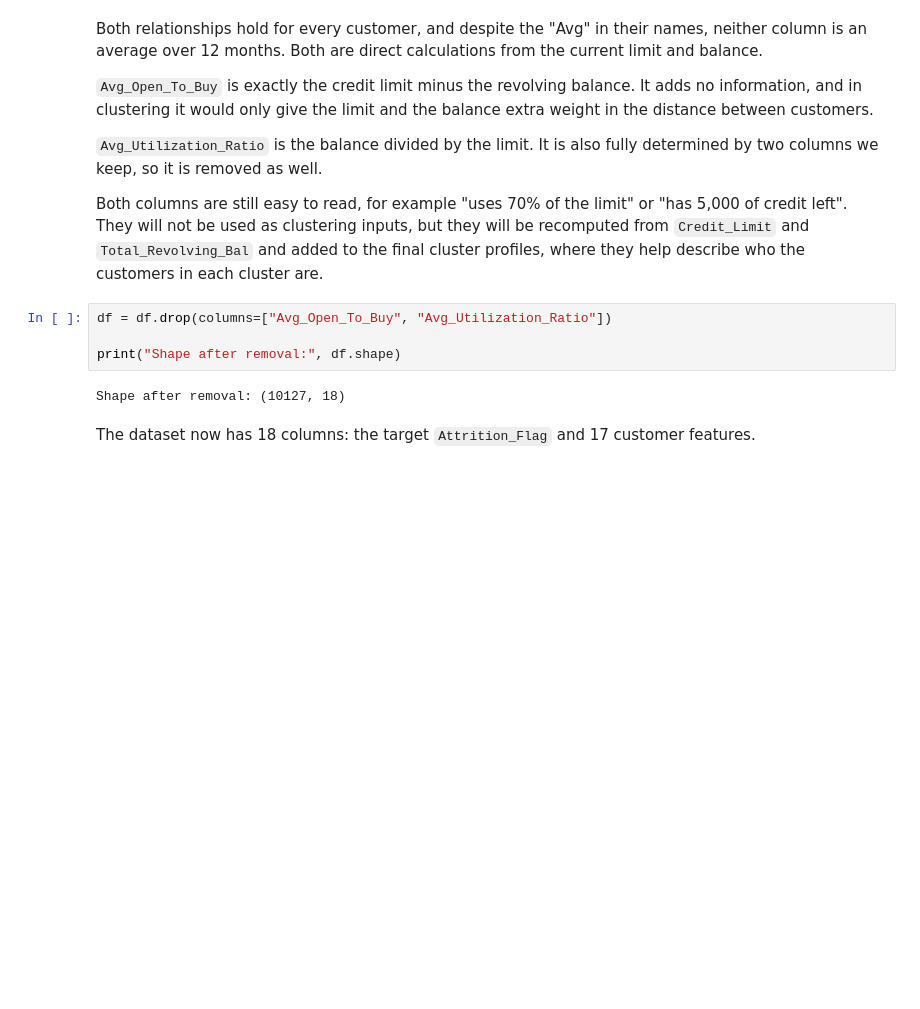
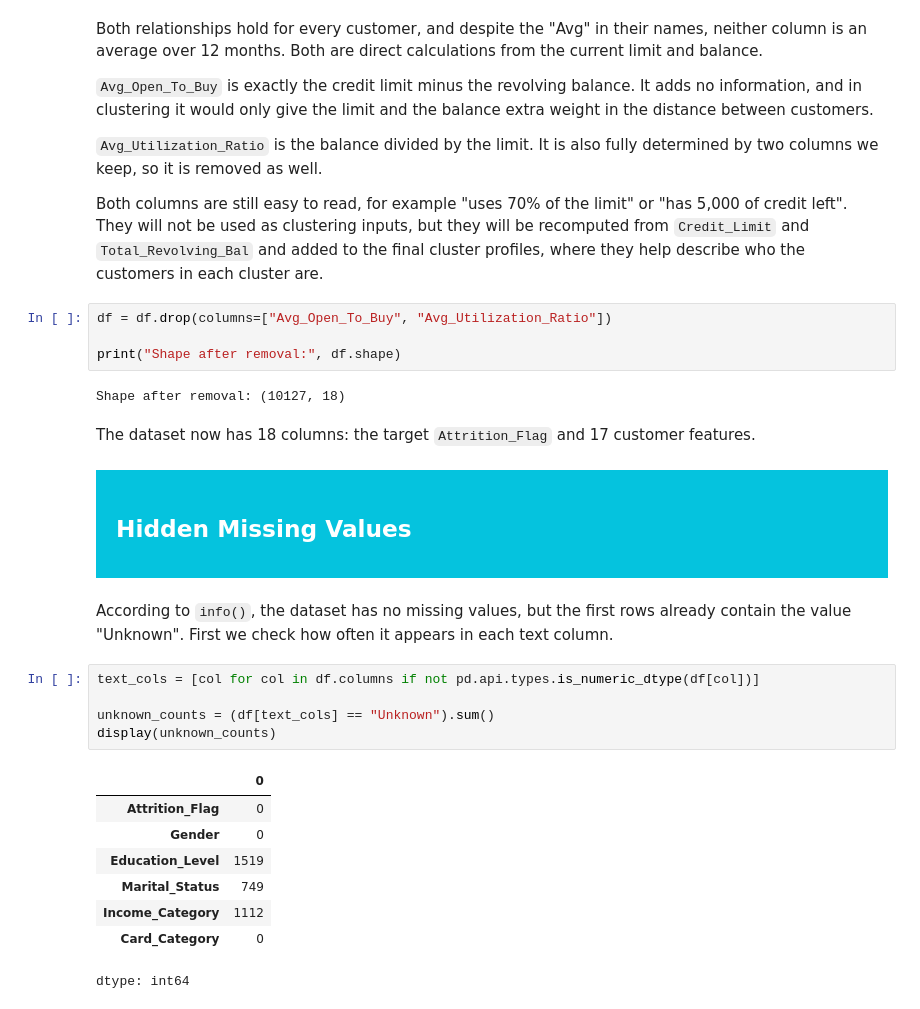
Before and after one commit to d3m1d0s/FoML_projects, a Jupyter notebook: project_1/bankchurners_eda_clustering.ipynb, the cells around one changed output. Saved outputs shown, nothing was run; the diff lists cells and outputs as text; blank space fills up the shorter version.

```diff
--- a/project_1/bankchurners_eda_clustering.ipynb
+++ b/project_1/bankchurners_eda_clustering.ipynb
@@ -199,3 +199,23 @@ print("Shape after removal:", df.shape)
 Shape after removal: (10127, 18)
 # %% [markdown]
 The dataset now has 18 columns: the target `Attrition_Flag` and 17 customer features.
+# %% [markdown]
+<div style="background-color: #05c3de; padding: 20px;">
+    <h2><font color='white'> Hidden Missing Values </font></h2>
+</div>
+# %% [markdown]
+According to `info()`, the dataset has no missing values, but the first rows already contain the value "Unknown". First we check how often it appears in each text column.
+# %%
+text_cols = [col for col in df.columns if not pd.api.types.is_numeric_dtype(df[col])]
+
+unknown_counts = (df[text_cols] == "Unknown").sum()
+display(unknown_counts)
+# %% [output]
+|  | 0 |
+| Attrition_Flag | 0 |
+| Gender | 0 |
+| Education_Level | 1519 |
+| Marital_Status | 749 |
+| Income_Category | 1112 |
+| Card_Category | 0 |
+dtype: int64
```
Also changed, not shown: parts of 4 cells of this notebook.
